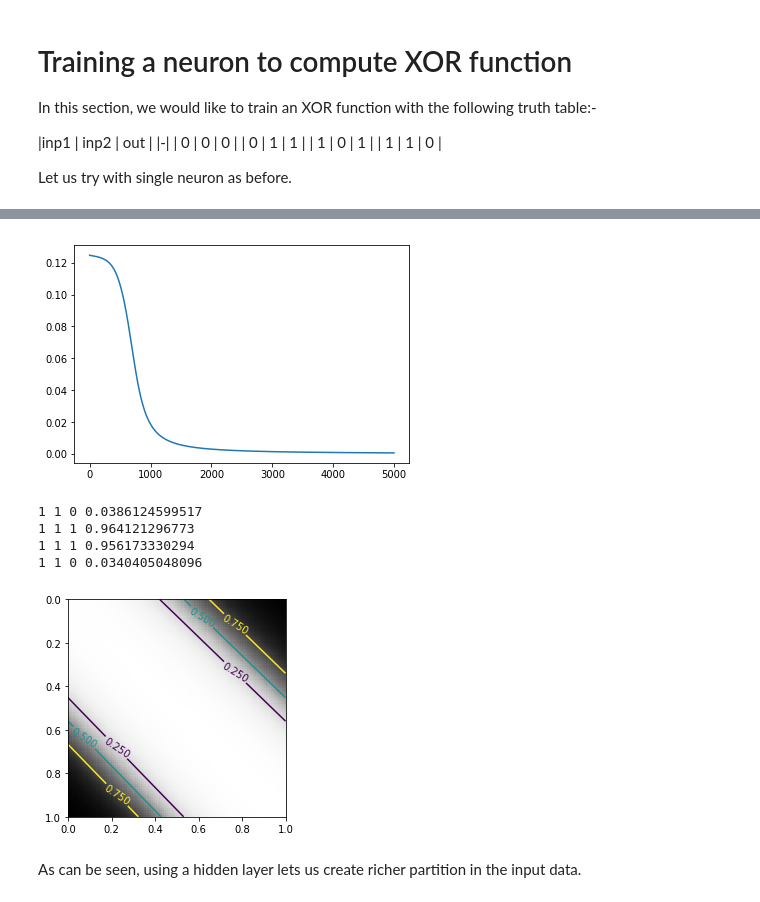
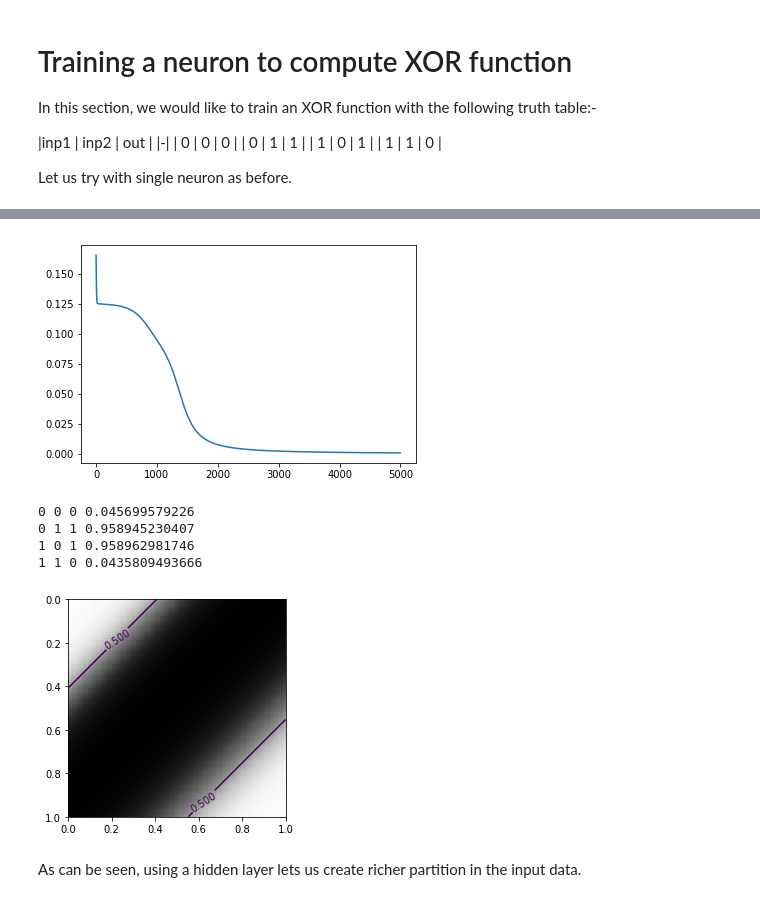
Before and after one commit to wleavell/NN-Presentation, a Jupyter notebook: 3a. XOR function (without matrices).ipynb, the cells around one changed output, grey strips where cells are left out. Drawn from its saved outputs; the diff is of its cells as text; code cells hidden in the pictures.

```diff
--- a/3a. XOR function (without matrices).ipynb
+++ b/3a. XOR function (without matrices).ipynb
@@ -22,14 +22,10 @@ def sigmoid(z):
 inp = [[0, 0], [0, 1], [1, 0], [1, 1]]
 outp = [0, 1, 1, 0]
 
-w1 = np.random.randn()
-w2 = np.random.randn()
-b = np.random.randn()
-
+w1 = np.random.rand()
+w2 = np.random.rand()
+b = np.random.rand()
 errors = []
-b = np.random.randn()
-w1 = np.random.randn()
-w2 = np.random.randn()
 for i in range(2000):
     del_b = 0
     del_w1 = 0
@@ -69,7 +65,7 @@ x1 = np.arange(0, 1, 0.01)
 x2 = np.arange(0, 1, 0.01)
 X1, X2 = np.meshgrid(x1, x2)
 Z = sigmoid(w1*X1 + w2*X2 + b)
-im = plt.imshow(Z, cmap=plt.cm.Greys, extent=(0, 1, 1, 0))
+im = plt.imshow(Z, cmap="Greys", extent=(0, 1, 1, 0))
 cset = plt.contour(Z, np.array([0.25, 0.5, 0.75]), extent=(0,1,0,1))
 plt.clabel(cset)
 plt.show()
@@ -144,15 +140,15 @@ $$\frac{\partial C}{\partial b^1_2} = \frac{1}{n}\Sigma(a-e)*a*(1-a)*w^2_{11}*a^
 Phew! That certainly took long. Lets perform gradient descent with the formula!
 # %%
 errors = []
-w111 = np.random.randn()
-w112 = np.random.randn()
-w121 = np.random.randn()
-w122 = np.random.randn()
-b11 = np.random.randn()
-b12 = np.random.randn()
-w211 = np.random.randn()
-w212 = np.random.randn()
-b21 = np.random.randn()
+w111 = np.random.rand()
+w112 = np.random.rand()
+w121 = np.random.rand()
+w122 = np.random.rand()
+b11 = np.random.rand()
+b12 = np.random.rand()
+w211 = np.random.rand()
+w212 = np.random.rand()
+b21 = np.random.rand()
 for i in range(5000):
     del_w111 = 0
     del_w112 = 0
@@ -189,41 +185,41 @@ for i in range(5000):
     w112 -= del_w112/4
     w121 -= del_w121/4
     w122 -= del_w122/4
     b11 -= del_b11/4
     b12 -= del_b12/4
     w211 -= del_w211/4
     w212 -= del_w212/4
     b21 -= del_b21/4
     errors.append(error / 4)
 #print w111, w112, w121, w122, b11, b12, w211, w212, b21
 plt.plot(errors)
 plt.show()
 for i in range(4):
     x1 = inp[i][0]
     x2 = inp[i][1]
     e = outp[i]
     a11 = sigmoid(w111*x1 + w112*x2 + b11)
     a12 = sigmoid(w121*x1 + w122*x2 + b12)
     a = sigmoid(w211*a11 + w212*a12 + b21)
 
-    print i1, i2, e, a
+    print x1, x2, e, a
 
 x1 = np.arange(0, 1, 0.01)
 x2 = np.arange(0, 1, 0.01)
 X1, X2 = np.meshgrid(x1, x2)
 a11 = sigmoid(w111*X1 + w112*X2 + b11)
 a12 = sigmoid(w121*X1 + w122*X2 + b12)
 Z = sigmoid(w211*a11 + w212*a12 + b21)
-im = plt.imshow(Z, cmap=plt.cm.Greys, extent=(0, 1, 1, 0))
-cset = plt.contour(Z, np.array([0.25, 0.5, 0.75]), extent=(0,1,0,1))
+im = plt.imshow(Z, cmap="Greys", extent=(0, 1, 1, 0))
+cset = plt.contour(Z, np.array([0.5]), extent=(0,1,0,1))
 plt.clabel(cset)
 plt.show()
 # %% [output]
-[figure, old version]
+[figure, new version]
-1 1 0 0.0386124599517
-1 1 1 0.964121296773
-1 1 1 0.956173330294
-1 1 0 0.0340405048096
+0 0 0 0.045699579226
+0 1 1 0.958945230407
+1 0 1 0.958962981746
+1 1 0 0.0435809493666
-[figure, old version]
+[figure, new version]
 # %% [markdown]
 As can be seen, using a hidden layer lets us create richer partition in the input data.
```
Also changed, not shown: parts of 1 cell of this notebook, 7 other files.
